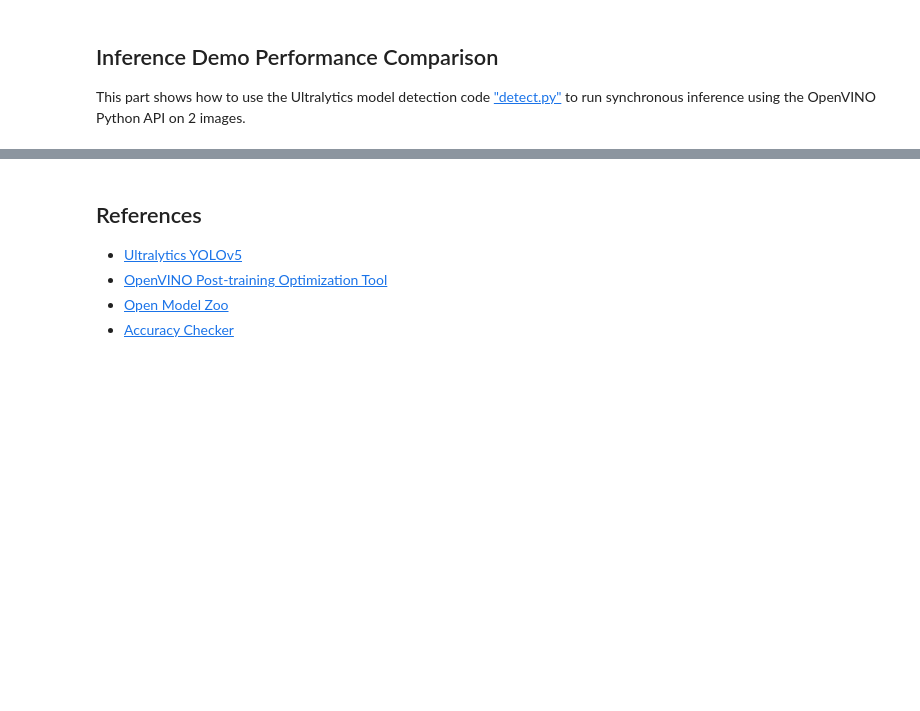
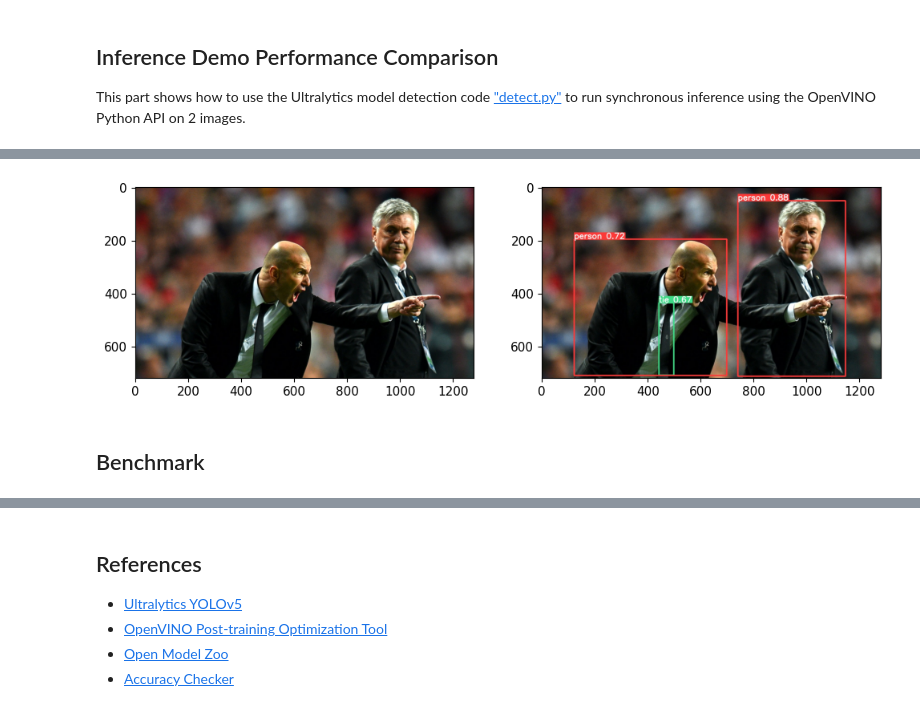
Before and after one commit to NagatoYuki0943/yolov5-ultralytics, a Jupyter notebook: 220-yolov5-accuracy-check-and-quantization.ipynb, the cells around one changed output, grey strips where cells are left out. Drawn from its saved outputs; the diff is of its cells as text; code cells hidden in the pictures; blank space fills up the shorter version.

```diff
--- a/220-yolov5-accuracy-check-and-quantization.ipynb
+++ b/220-yolov5-accuracy-check-and-quantization.ipynb
@@ -414,0 +588,17 @@ _ = axarr2.imshow(result)
+# %%
+%matplotlib inline
+import matplotlib.image as mpimg
+
+fig2 = plt.figure(figsize=(12, 9))
+fig2.patch.set_facecolor("#FFFFFF")
+fig2.patch.set_alpha(0.7)
+axarr1 = fig2.add_subplot(121)
+axarr2 = fig2.add_subplot(122)
+ori = mpimg.imread("./data/images/zidane.jpg")
+result = mpimg.imread("./runs/detect/exp/zidane.jpg")
+_ = axarr1.imshow(ori)
+_ = axarr2.imshow(result)
+# %% [output]
+[figure, added]
+# %% [markdown]
+## Benchmark
```
Also changed, not shown: parts of 24 cells of this notebook, 10 other files.
